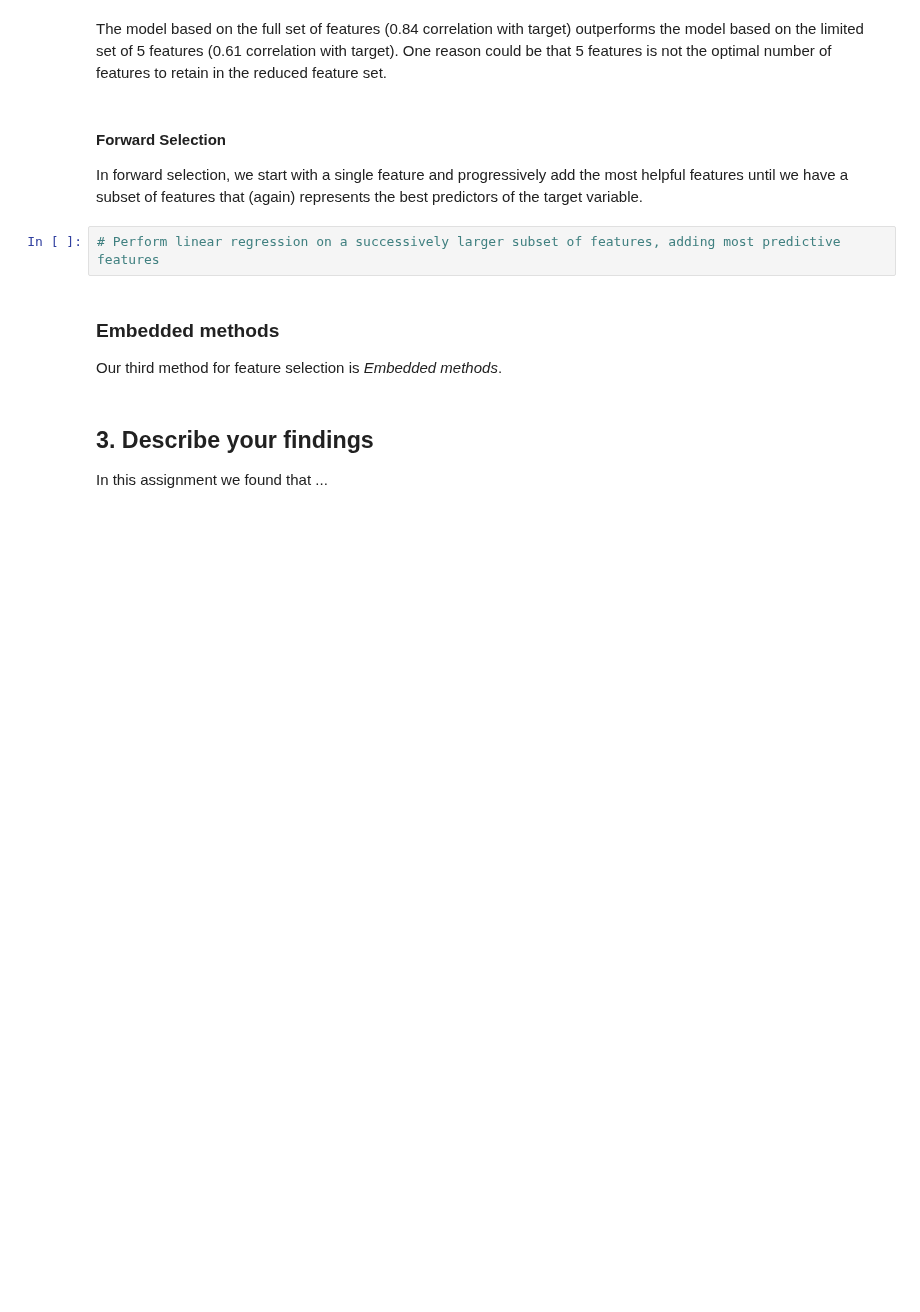
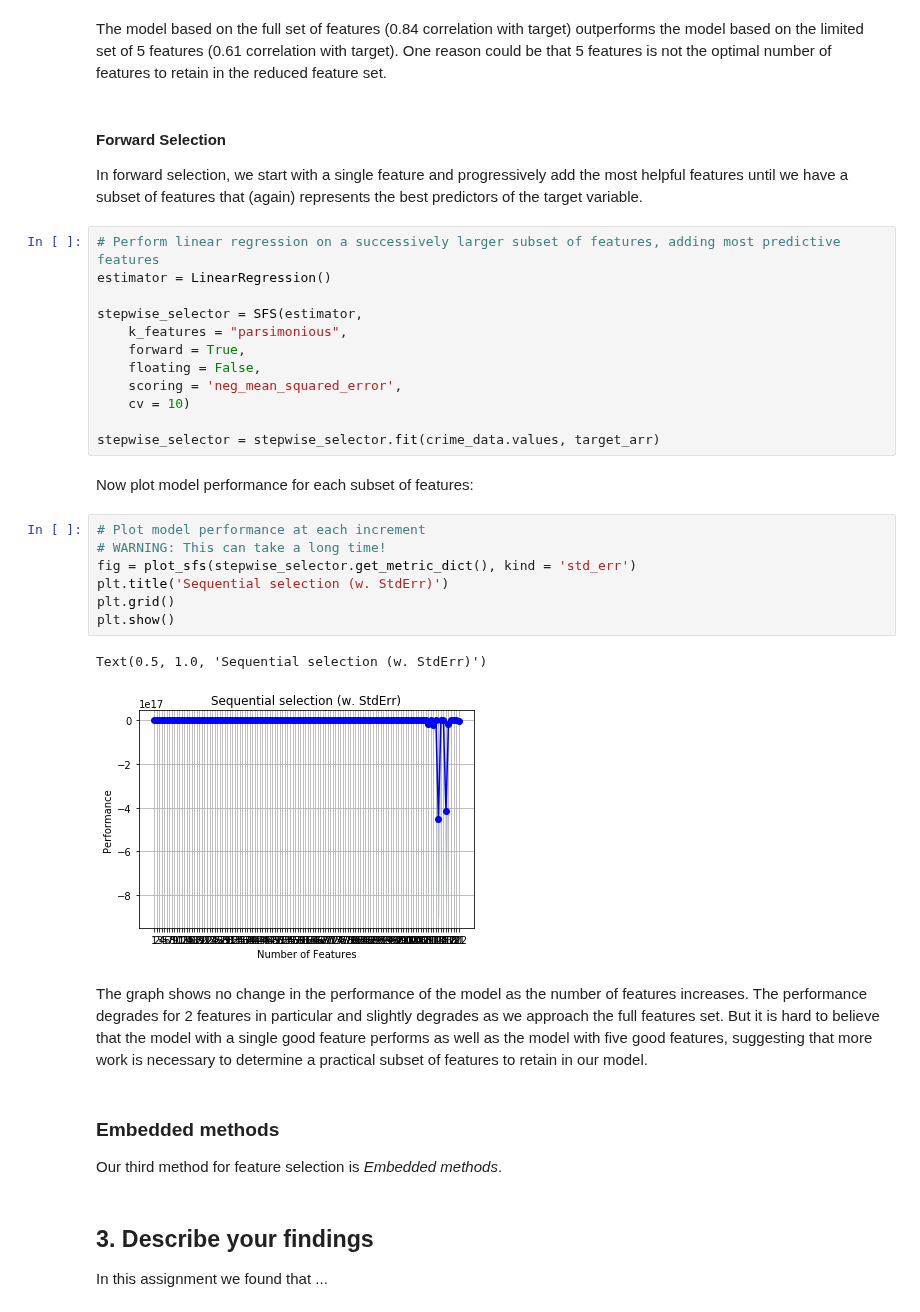
Before and after one commit to pelorenz/data-science-420, a Jupyter notebook: L04-PeterLorenz.ipynb, the cells around one changed output. Cells and saved outputs as stored; diff of their text form; blank space fills up the shorter version.

Commit message:
forward selection

```diff
--- a/L04-PeterLorenz.ipynb
+++ b/L04-PeterLorenz.ipynb
@@ -276,6 +277,30 @@ The model based on the full set of features (0.84 correlation with target) outpe
 In forward selection, we start with a single feature and progressively add the most helpful features until we have a subset of features that (again) represents the best predictors of the target variable.
 # %%
 # Perform linear regression on a successively larger subset of features, adding most predictive features
+estimator = LinearRegression()
+
+stepwise_selector = SFS(estimator,
+    k_features = "parsimonious",
+    forward = True,
+    floating = False,
+    scoring = 'neg_mean_squared_error',
+    cv = 10)
+
+stepwise_selector = stepwise_selector.fit(crime_data.values, target_arr)
+# %% [markdown]
+Now plot model performance for each subset of features:
+# %%
+# Plot model performance at each increment
+# WARNING: This can take a long time!
+fig = plot_sfs(stepwise_selector.get_metric_dict(), kind = 'std_err')
+plt.title('Sequential selection (w. StdErr)')
+plt.grid()
+plt.show()
+# %% [output]
+Text(0.5, 1.0, 'Sequential selection (w. StdErr)')
+[figure, added]
+# %% [markdown]
+The graph shows no change in the performance of the model as the number of features increases. The performance degrades for 2 features in particular and slightly degrades as we approach the full features set. But it is hard to believe that the model with a single good feature performs as well as the model with five good features, suggesting that more work is necessary to determine a practical subset of features to retain in our model.
 # %% [markdown]
 ### Embedded methods
 Our third method for feature selection is *Embedded methods*.
```
Also changed, not shown: parts of 1 cell of this notebook.
